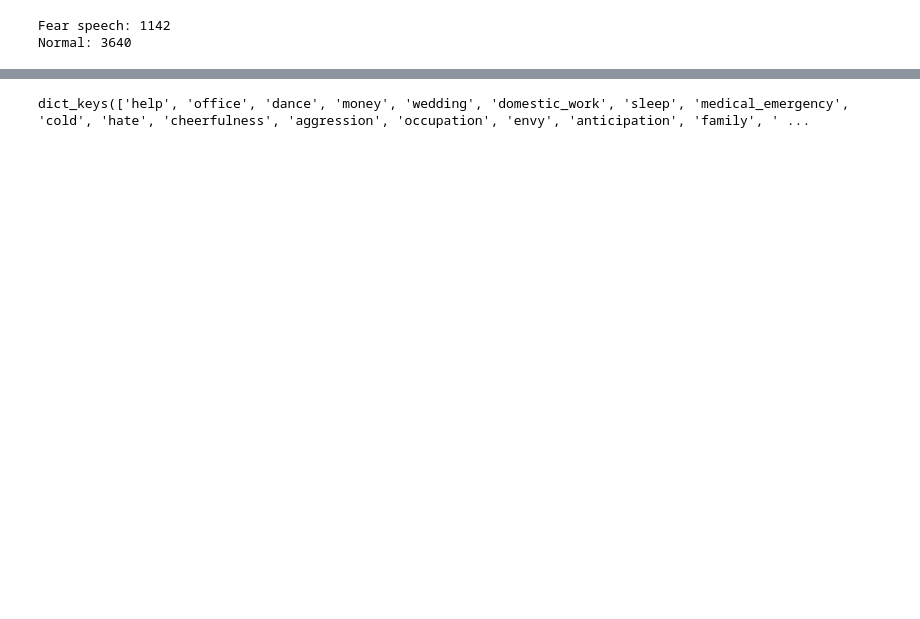
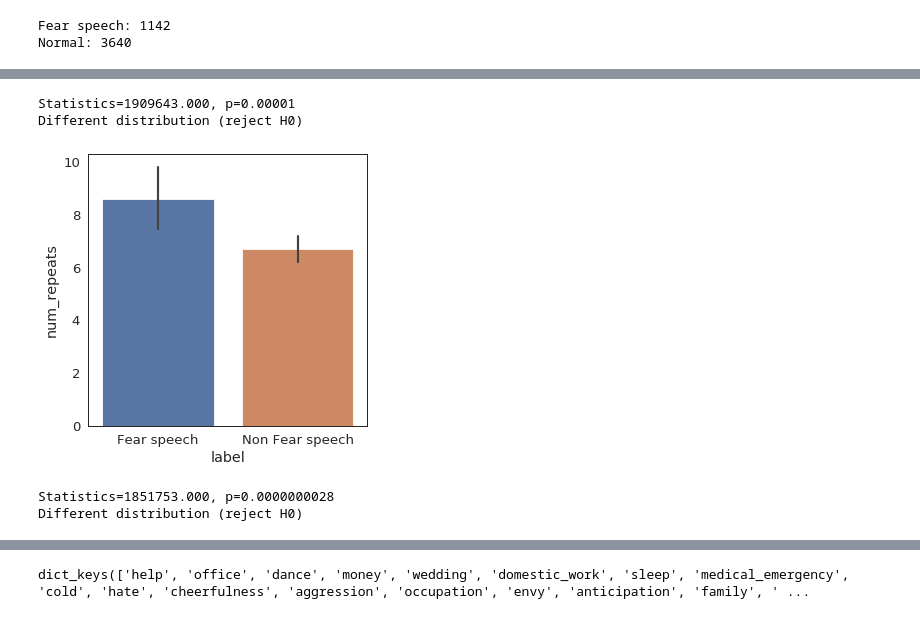
Before and after one commit to hate-alert/Fear-speech-analysis, a Jupyter notebook: Data_stats.ipynb, the cells around one changed output, grey strips where cells are left out. Cells and saved outputs as stored; diff of their text form; code cells hidden in the pictures; blank space fills up the shorter version.

```diff
--- a/Data_stats.ipynb
+++ b/Data_stats.ipynb
@@ -76,0 +189,7 @@ annotated_df.to_pickle(parent_path+'Fearspeech_data_final.pkl')
+# %%
+annotated_df=pd.read_pickle(parent_path+'Fearspeech_data_final.pkl')
+
+#silver_df=pd.read_pickle(parent_path+'Fearspeech_data_silver.pkl')
+
+
+#annotated_df=pd.concat([annotated_df,silver_df])
@@ -193,6 +332,6 @@ for index,row in annotated_df.iterrows():
         repeat_tuples.append([index,len(row['repeated']),'Fear speech'])
         fear_speech_count+=len(row['repeated'])
     else:
-        repeat_tuples.append([index,len(row['repeated']),'Normal'])
+        repeat_tuples.append([index,len(row['repeated']),'Non Fear speech'])
 # %%
 df_repeat=pd.DataFrame(repeat_tuples,columns=['msg_id','num_repeats','label'])
@@ -204,3 +354,34 @@ ax = sns.barplot(x="label", y="num_repeats", data=df_repeat)
+# %%
+# generate two independent samples
+# compare samples
+stat, p = mannwhitneyu(df_repeat[df_repeat['label']=='Fear speech'].num_repeats, df_repeat[df_repeat['label']=='Non Fear speech'].num_repeats)
+print('Statistics=%.3f, p=%.5f' % (stat, p))
+# interpret
+alpha = 0.05
+if p > alpha:
+	print('Same distribution (fail to reject H0)')
+else:
+	print('Different distribution (reject H0)')
+# %% [output]
+Statistics=1909643.000, p=0.00001
+Different distribution (reject H0)
+# %%
+matplotlib.rcParams['figure.figsize'] = (5, 5)
+
+#     'weight' : 'normal',
+#     'size'   : 15}
+# matplotlib.rc('font', **font)
+#data_timeline.plot()
+sns.set(context='paper',style='white',font_scale=1.5)
+
+font = {
+    'weight' : 'normal',
+    'size'   : 11}
+ax = sns.barplot(x="label", y="num_repeats", data=df_repeat)
+#g=add_values(g,df_admin,15,order_list)
+plt.savefig('../Fear_speech_results/number_of_repeats.pdf',bbox_inches='tight',dpi=400)
+# %% [output]
+[figure, added]
 # %%
 num_groups_affected=[]
 for index,row in tqdm(annotated_df.iterrows(),total=len(annotated_df)):
@@ -215,0 +394,16 @@ ax1 = sns.barplot(x="label", y="groups affected", data=df_num_groups)
+# %%
+df_num_groups=pd.DataFrame(num_groups_affected,columns=['msg_id','groups_affected','label'])
+
+# generate two independent samples
+# compare samples
+stat, p = mannwhitneyu(df_num_groups[df_num_groups['label']=='Fear speech'].groups_affected, df_num_groups[df_num_groups['label']=='Non Fear speech'].groups_affected)
+print('Statistics=%.3f, p=%.10f' % (stat, p))
+# interpret
+alpha = 0.05
+if p > alpha:
+	print('Same distribution (fail to reject H0)')
+else:
+	print('Different distribution (reject H0)')
+# %% [output]
+Statistics=1851753.000, p=0.0000000028
+Different distribution (reject H0)
```
Also changed, not shown: parts of 39 cells of this notebook, 17 other files.
